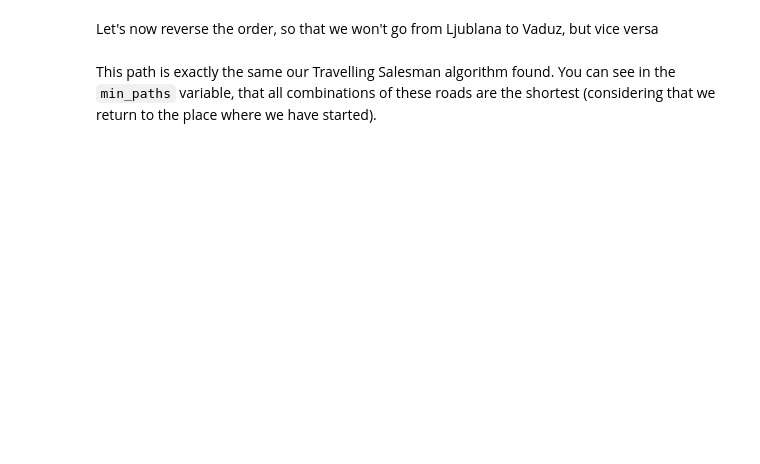
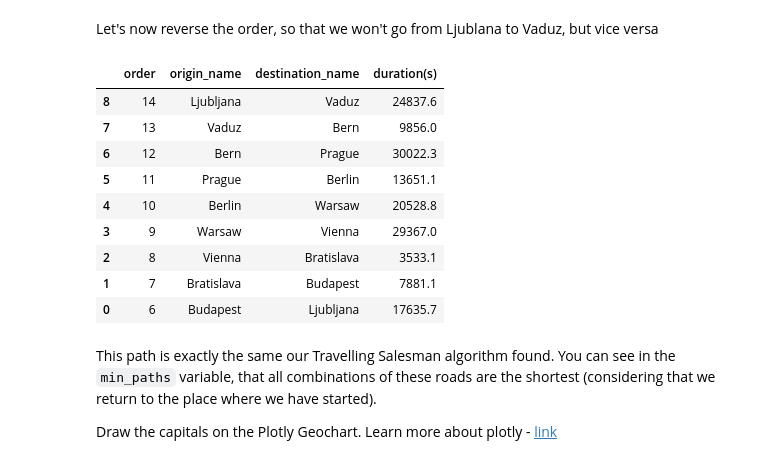
Before and after one commit to vaclavdekanovsky/data-analysis-in-examples, a Jupyter notebook: Maps/Driving Distance/Driving Distance between two places.ipynb, the cells around one changed output. Saved outputs shown, nothing was run; the diff lists cells and outputs as text; code cells hidden in the pictures; blank space fills up the shorter version.

Commit message:
finalize for medium release, add plotly geochart

```diff
--- a/Maps/Driving Distance/Driving Distance between two places.ipynb
+++ b/Maps/Driving Distance/Driving Distance between two places.ipynb
@@ -370,6 +618,20 @@ Let's now reverse the order, so that we won't go from Ljublana to Vaduz, but vic
 # %%
 path_df_reversed = path_df.sort_values(by="order").reset_index(drop=True)
 path_df_reversed = path_df_reversed.reindex(index=path_df_reversed.index[::-1])
-path_df_reversed
+path_df_reversed.rename(columns={"destination_name":"origin_name", "origin_name":"destination_name"}, inplace=True)
+path_df_reversed[["order", "origin_name", "destination_name", "duration(s)"]]
+# %% [output]
+|  | order | origin_name | destination_name | duration(s) |
+| 8 | 14 | Ljubljana | Vaduz | 24837.6 |
+| 7 | 13 | Vaduz | Bern | 9856.0 |
+| 6 | 12 | Bern | Prague | 30022.3 |
+| 5 | 11 | Prague | Berlin | 13651.1 |
+| 4 | 10 | Berlin | Warsaw | 20528.8 |
+| 3 | 9 | Warsaw | Vienna | 29367.0 |
+| 2 | 8 | Vienna | Bratislava | 3533.1 |
+| 1 | 7 | Bratislava | Budapest | 7881.1 |
+| 0 | 6 | Budapest | Ljubljana | 17635.7 |
 # %% [markdown]
 This path is exactly the same our Travelling Salesman algorithm found. You can see in the `min_paths` variable, that all combinations of these roads are the shortest (considering that we return to the place where we have started).
+
+Draw the capitals on the Plotly Geochart. Learn more about plotly - [link](https://towardsdatascience.com/visualization-with-plotly-express-comprehensive-guide-eb5ee4b50b57)
```
Also changed, not shown: parts of 49 cells of this notebook.
